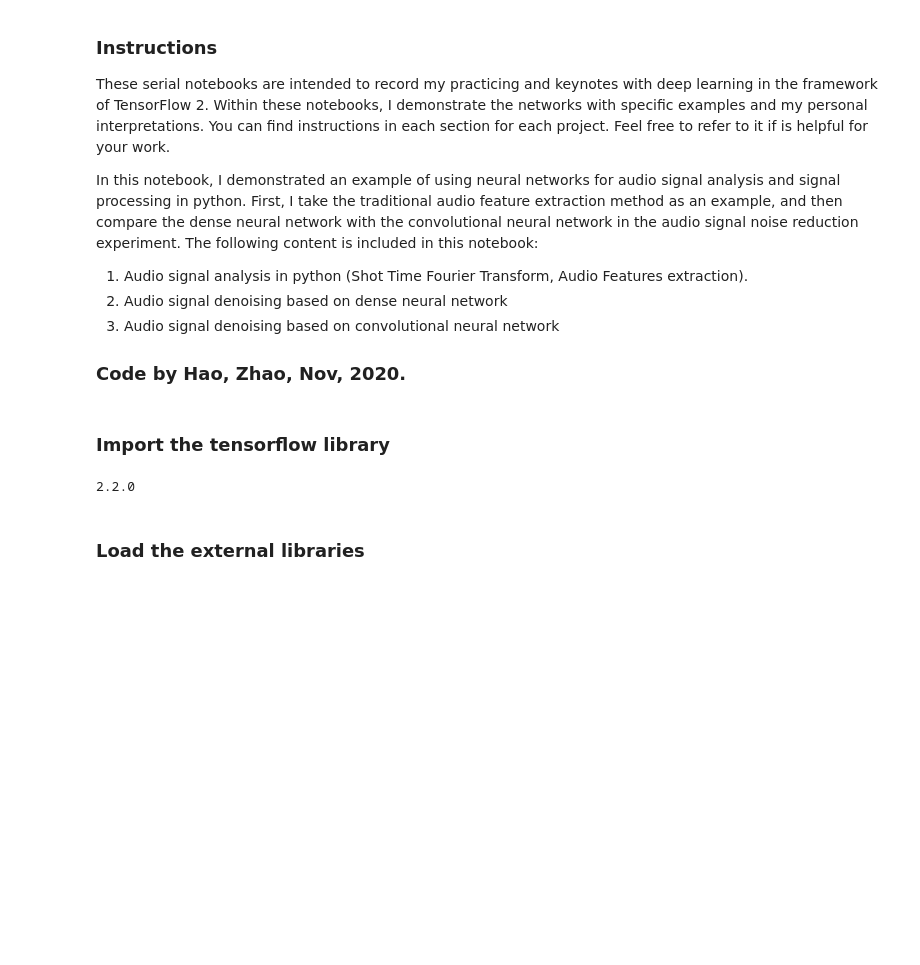
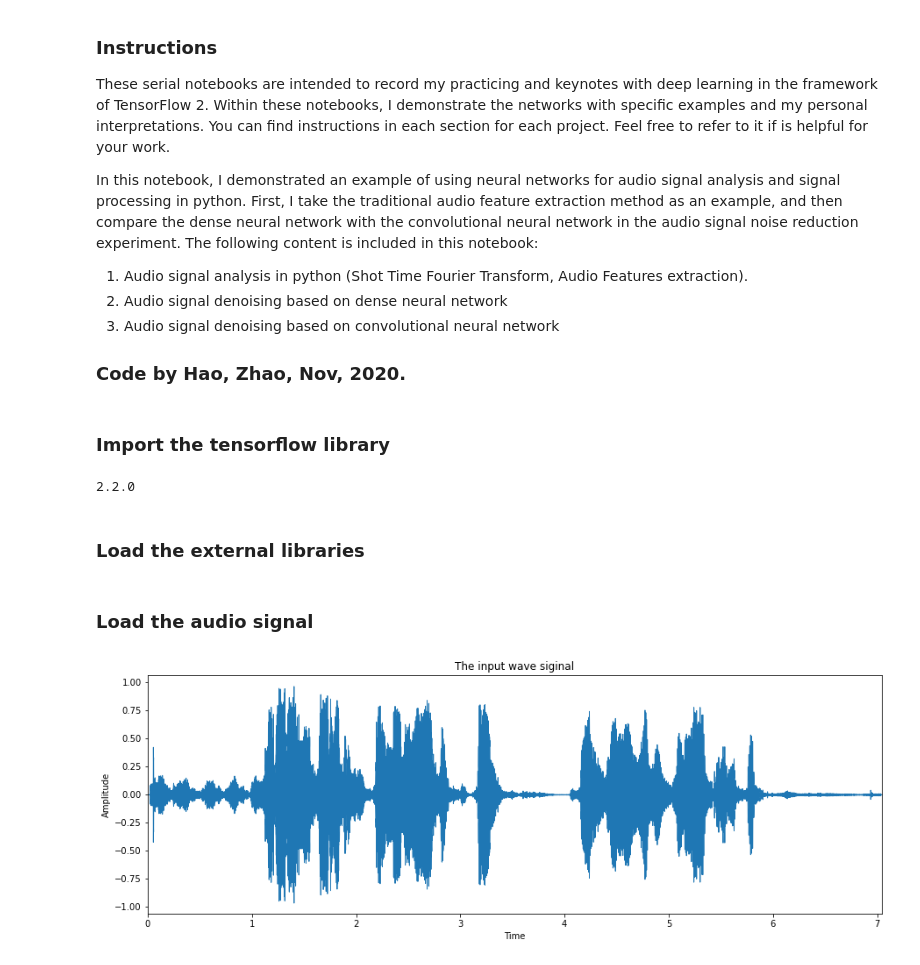
Before and after one commit to haozh7109/Machine-learning-and-deep-learning-project-and-practice, a Jupyter notebook: 06_My_Tensorflow2_Applications/JupyterNoteBook_Keynotes/TF2_Audio_Signal_Processing_with_NeuralNetwork.ipynb, the cells around one changed output. Saved outputs shown, nothing was run; the diff lists cells and outputs as text; code cells hidden in the pictures; blank space fills up the shorter version.

```diff
--- a/06_My_Tensorflow2_Applications/JupyterNoteBook_Keynotes/TF2_Audio_Signal_Processing_with_NeuralNetwork.ipynb
+++ b/06_My_Tensorflow2_Applications/JupyterNoteBook_Keynotes/TF2_Audio_Signal_Processing_with_NeuralNetwork.ipynb
@@ -34,3 +30,21 @@ import cmath
 
 from tensorflow.keras.models import Model,Sequential
 from tensorflow.keras.layers import Dense,BatchNormalization,Dropout,Conv1D,SimpleRNN,AveragePooling1D,Flatten, Conv1D,Flatten,Reshape
+# %% [markdown]
+### Load the audio signal
+# %%
+# Define the audio signal (Sample from common voice dataset of Mozilla)
+file = "common_voice_en_1075.wav"
+# %%
+# load the audio file and display
+
+signal,sample_rate  = librosa.load(file)
+
+plt.figure(figsize=(15, 5))
+librosa.display.waveplot(signal,sr=sample_rate)
+plt.xlabel("Time")
+plt.ylabel("Amplitude")
+plt.title("The input wave siginal")
+plt.show()
+# %% [output]
+[figure, added]
```
Also changed, not shown: parts of 7 cells of this notebook.
